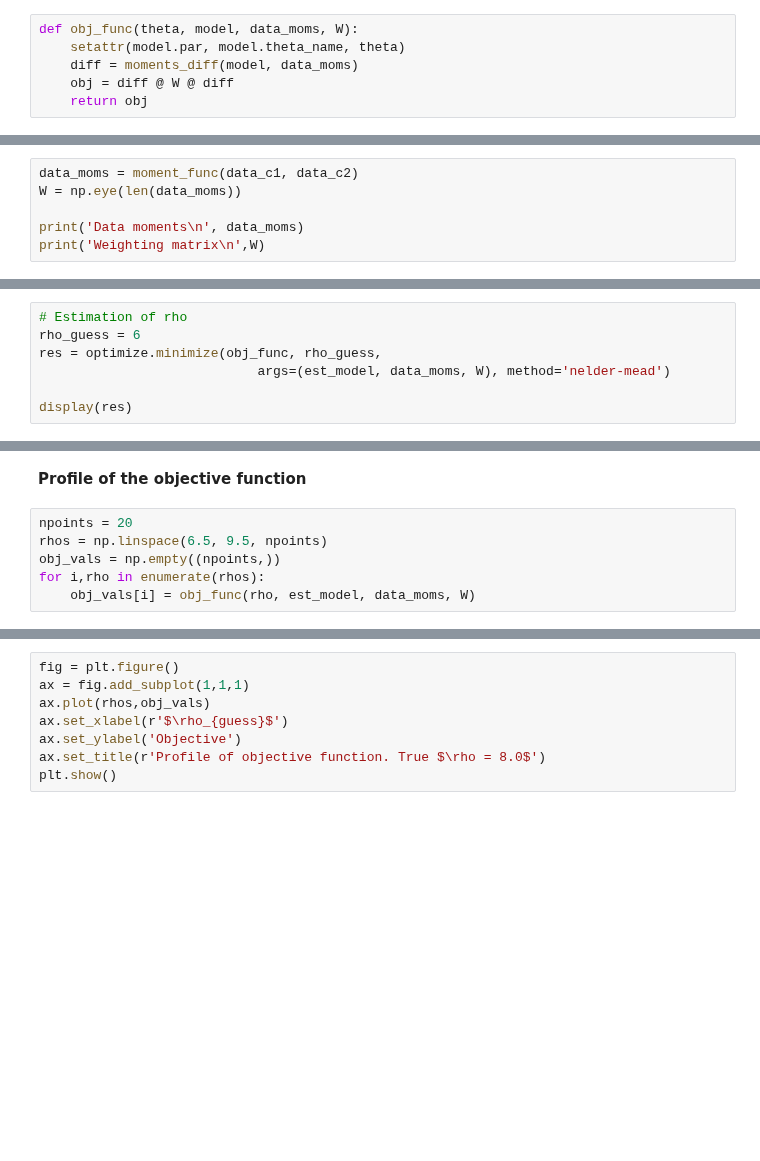
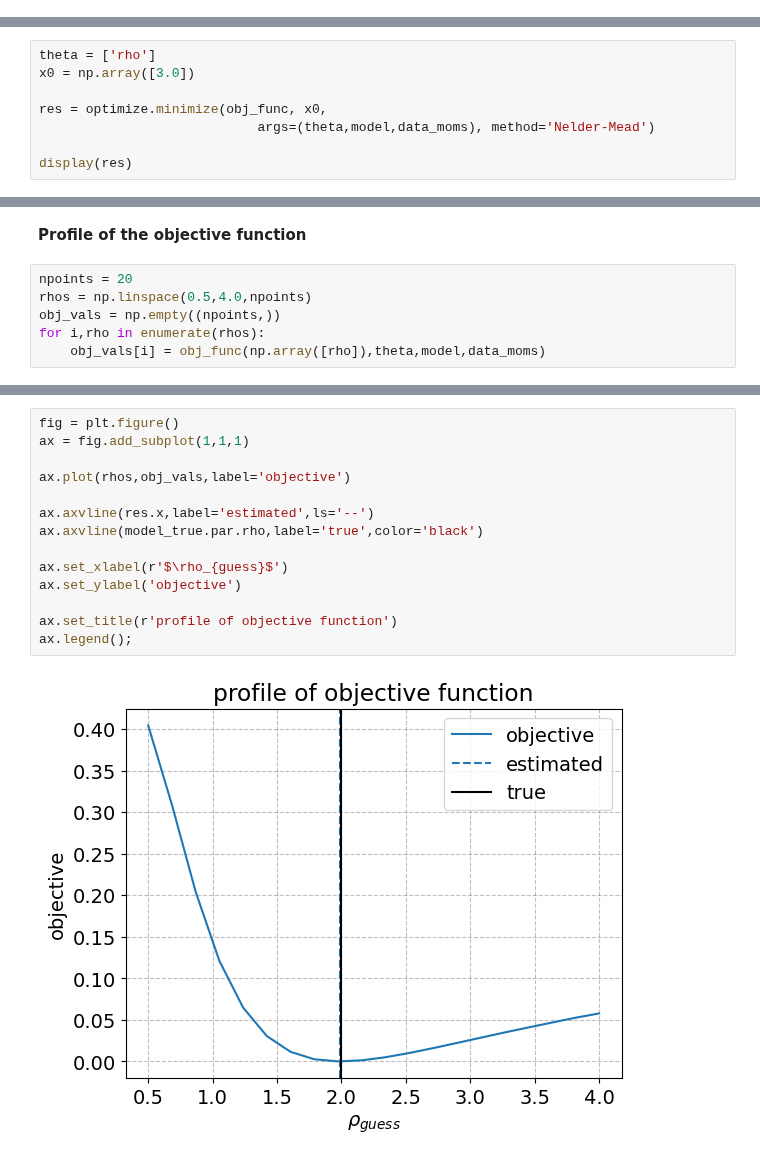
Before and after one commit to NumEconCopenhagen/IntroProg-lectures, a Jupyter notebook: 4 - Structural estimation/Structural estimation.ipynb, the cells around one changed output, grey strips where cells are left out. Saved outputs shown, nothing was run; the diff lists cells and outputs as text; blank space fills up the shorter version.

```diff
--- a/4 - Structural estimation/Structural estimation.ipynb
+++ b/4 - Structural estimation/Structural estimation.ipynb
@@ -190,8 +215,2 @@ def moments_diff(model, data_moms):
 # %% [markdown]
 Our objective $g(\theta)'Wg(\theta)$ is in the function `obj_func()`
-# %%
-def obj_func(theta, model, data_moms, W):
-    setattr(model.par, model.theta_name, theta)
-    diff = moments_diff(model, data_moms)
-    obj = diff @ W @ diff
-    return obj
@@ -200,6 +216,0 @@ We can now calculate data moments, $\Lambda_{data}$ and define $W$
-# %%
-data_moms = moment_func(data_c1, data_c2)
-W = np.eye(len(data_moms))
-
-print('Data moments\n', data_moms)
-print('Weighting matrix\n',W)
@@ -229,8 +239,9 @@ Here we use **Nelder-Mead** as the objective function can be rugged, which it ha
 # %%
-# Estimation of rho
-rho_guess = 6
-res = optimize.minimize(obj_func, rho_guess,
-                            args=(est_model, data_moms, W), method='nelder-mead')
+theta = ['rho']
+x0 = np.array([3.0])
+
+res = optimize.minimize(obj_func, x0,
+                            args=(theta,model,data_moms), method='Nelder-Mead')
 
 display(res)
 # %% [output]
@@ -251,7 +281,7 @@ rho_hat = 7.9874
 **Profile of the objective function**
 # %%
 npoints = 20
-rhos = np.linspace(6.5, 9.5, npoints)
+rhos = np.linspace(0.5,4.0,npoints)
 obj_vals = np.empty((npoints,))
 for i,rho in enumerate(rhos):
-    obj_vals[i] = obj_func(rho, est_model, data_moms, W)
+    obj_vals[i] = obj_func(np.array([rho]),theta,model,data_moms)
@@ -258,8 +309,16 @@ for i,rho in enumerate(rhos):
 # %%
 fig = plt.figure()
 ax = fig.add_subplot(1,1,1)
-ax.plot(rhos,obj_vals)
+
+ax.plot(rhos,obj_vals,label='objective')
+
+ax.axvline(res.x,label='estimated',ls='--')
+ax.axvline(model_true.par.rho,label='true',color='black')
+
 ax.set_xlabel(r'$\rho_{guess}$')
-ax.set_ylabel('Objective')
-ax.set_title(r'Profile of objective function. True $\rho = 8.0$')
-plt.show()
+ax.set_ylabel('objective')
+
+ax.set_title(r'profile of objective function')
+ax.legend();
+# %% [output]
+[figure, added]
```
Also changed, not shown: parts of 55 cells of this notebook, 13 other files.
